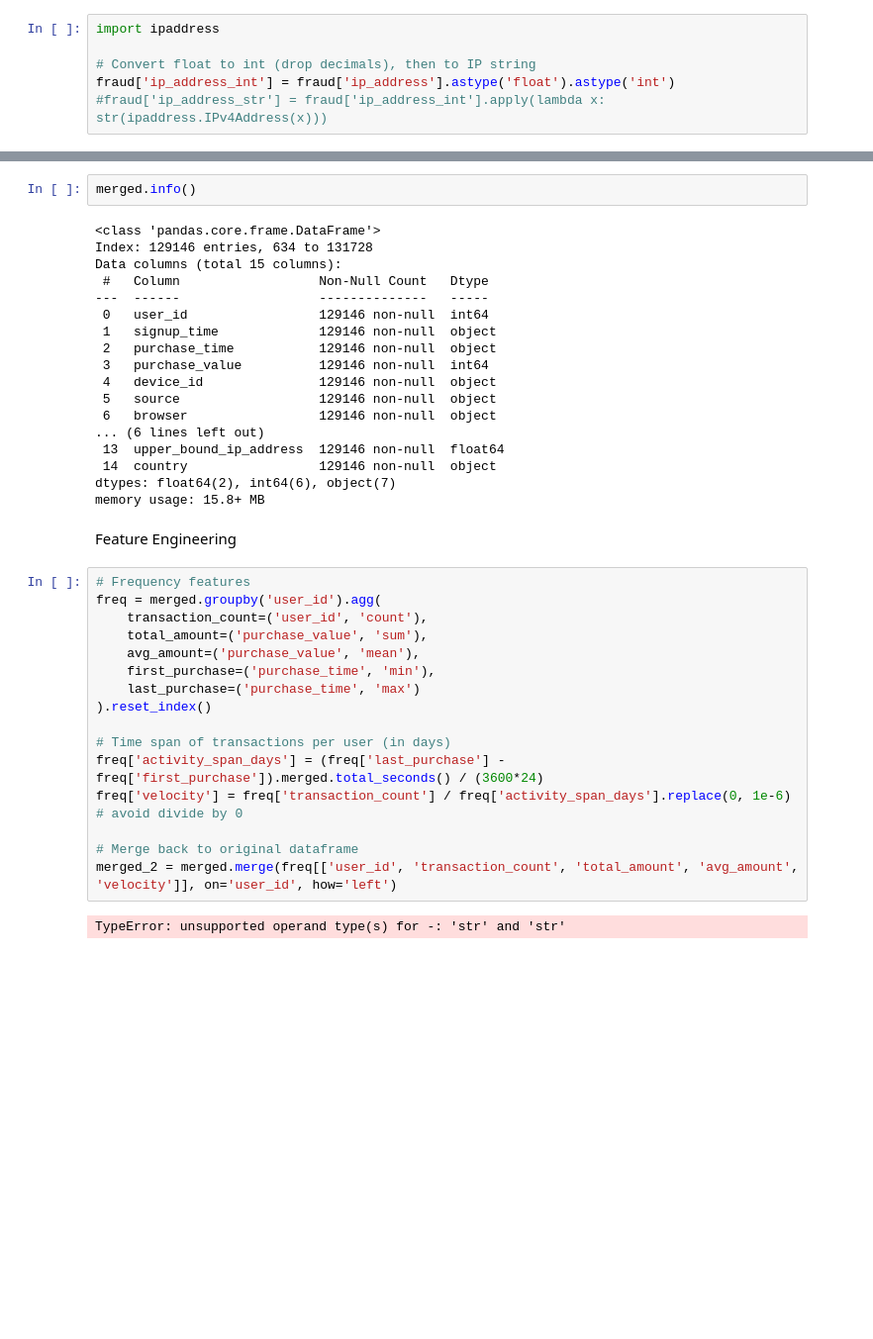
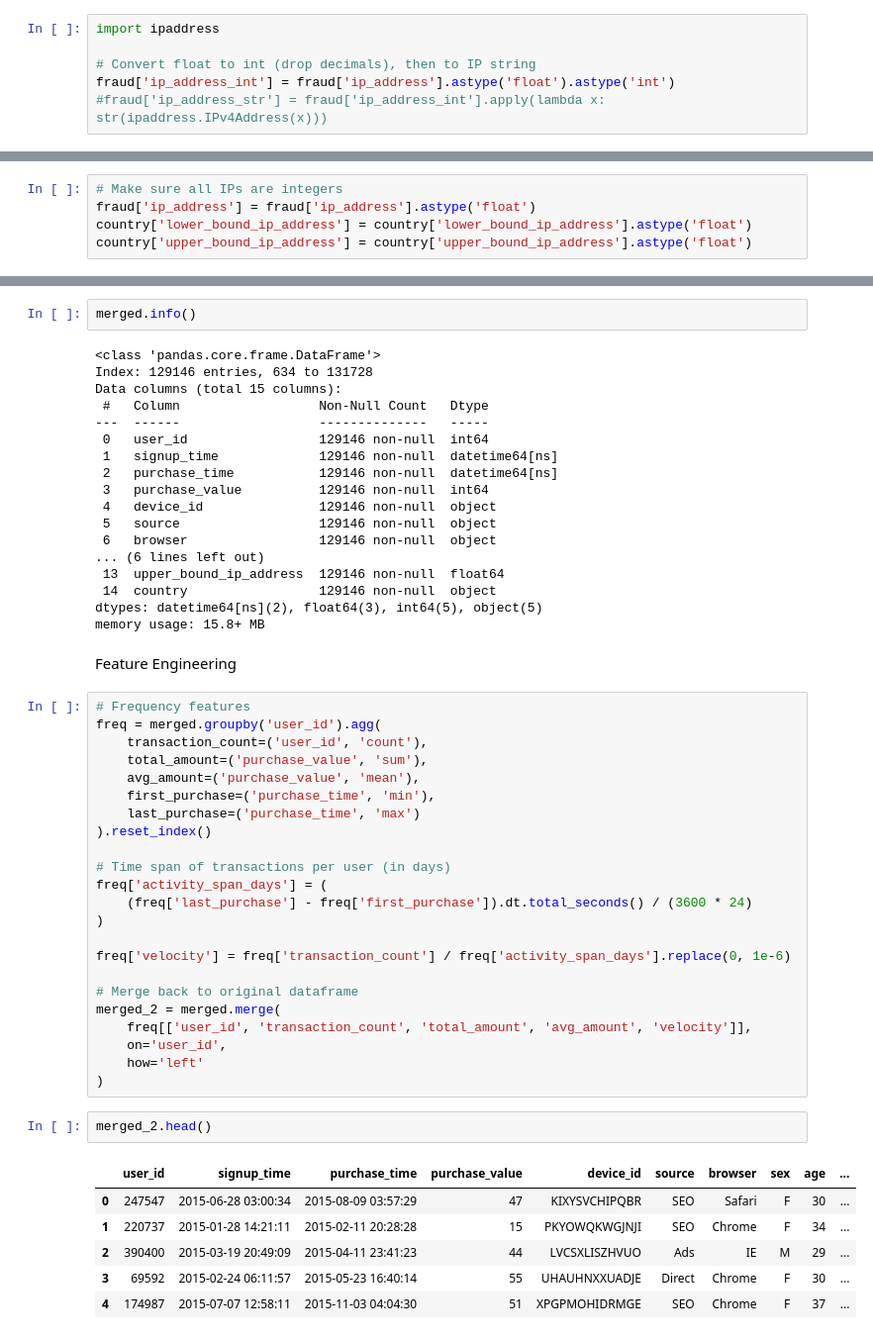
Before and after one commit to Henamen21/Fraud-Detection-Model, a Jupyter notebook: notebooks/processor.ipynb, the cells around one changed output, grey strips where cells are left out. Shown: that part at 99% size. Drawn from its saved outputs; the diff is of its cells as text; blank space fills up the shorter version.

```diff
--- a/notebooks/processor.ipynb
+++ b/notebooks/processor.ipynb
@@ -202 +221,6 @@ fraud['ip_address_int'] = fraud['ip_address'].astype('float').astype('int')
+# %%
+# Make sure all IPs are integers
+fraud['ip_address'] = fraud['ip_address'].astype('float')
+country['lower_bound_ip_address'] = country['lower_bound_ip_address'].astype('float')
+country['upper_bound_ip_address'] = country['upper_bound_ip_address'].astype('float')
 # %%
@@ -238,8 +257,8 @@ Data columns (total 15 columns):
  #   Column                  Non-Null Count   Dtype
 ---  ------                  --------------   -----
  0   user_id                 129146 non-null  int64
- 1   signup_time             129146 non-null  object
- 2   purchase_time           129146 non-null  object
+ 1   signup_time             129146 non-null  datetime64[ns]
+ 2   purchase_time           129146 non-null  datetime64[ns]
  3   purchase_value          129146 non-null  int64
  4   device_id               129146 non-null  object
  5   source                  129146 non-null  object
@@ -247,7 +266,7 @@ Data columns (total 15 columns):
 ... (6 lines left out)
  13  upper_bound_ip_address  129146 non-null  float64
  14  country                 129146 non-null  object
-dtypes: float64(2), int64(6), object(7)
+dtypes: datetime64[ns](2), float64(3), int64(5), object(5)
 memory usage: 15.8+ MB
 # %% [markdown]
 Feature Engineering
@@ -262,10 +281,24 @@ freq = merged.groupby('user_id').agg(
 ).reset_index()
 
 # Time span of transactions per user (in days)
-freq['activity_span_days'] = (freq['last_purchase'] - freq['first_purchase']).merged.total_seconds() / (3600*24)
-freq['velocity'] = freq['transaction_count'] / freq['activity_span_days'].replace(0, 1e-6)  # avoid divide by 0
+freq['activity_span_days'] = (
+    (freq['last_purchase'] - freq['first_purchase']).dt.total_seconds() / (3600 * 24)
+)
+
+freq['velocity'] = freq['transaction_count'] / freq['activity_span_days'].replace(0, 1e-6)
 
 # Merge back to original dataframe
-merged_2 = merged.merge(freq[['user_id', 'transaction_count', 'total_amount', 'avg_amount', 'velocity']], on='user_id', how='left')
+merged_2 = merged.merge(
+    freq[['user_id', 'transaction_count', 'total_amount', 'avg_amount', 'velocity']],
+    on='user_id',
+    how='left'
+)
-# %% [output]
-TypeError: unsupported operand type(s) for -: 'str' and 'str'
+# %%
+merged_2.head()
+# %% [output]
+|  | user_id | signup_time | purchase_time | purchase_value | device_id | source | browser | sex | age | ... |
+| 0 | 247547 | 2015-06-28 03:00:34 | 2015-08-09 03:57:29 | 47 | KIXYSVCHIPQBR | SEO | Safari | F | 30 | ... |
+| 1 | 220737 | 2015-01-28 14:21:11 | 2015-02-11 20:28:28 | 15 | PKYOWQKWGJNJI | SEO | Chrome | F | 34 | ... |
+| 2 | 390400 | 2015-03-19 20:49:09 | 2015-04-11 23:41:23 | 44 | LVCSXLISZHVUO | Ads | IE | M | 29 | ... |
+| 3 | 69592 | 2015-02-24 06:11:57 | 2015-05-23 16:40:14 | 55 | UHAUHNXXUADJE | Direct | Chrome | F | 30 | ... |
+| 4 | 174987 | 2015-07-07 12:58:11 | 2015-11-03 04:04:30 | 51 | XPGPMOHIDRMGE | SEO | Chrome | F | 37 | ... |
```
Also changed, not shown: parts of 25 cells of this notebook.
